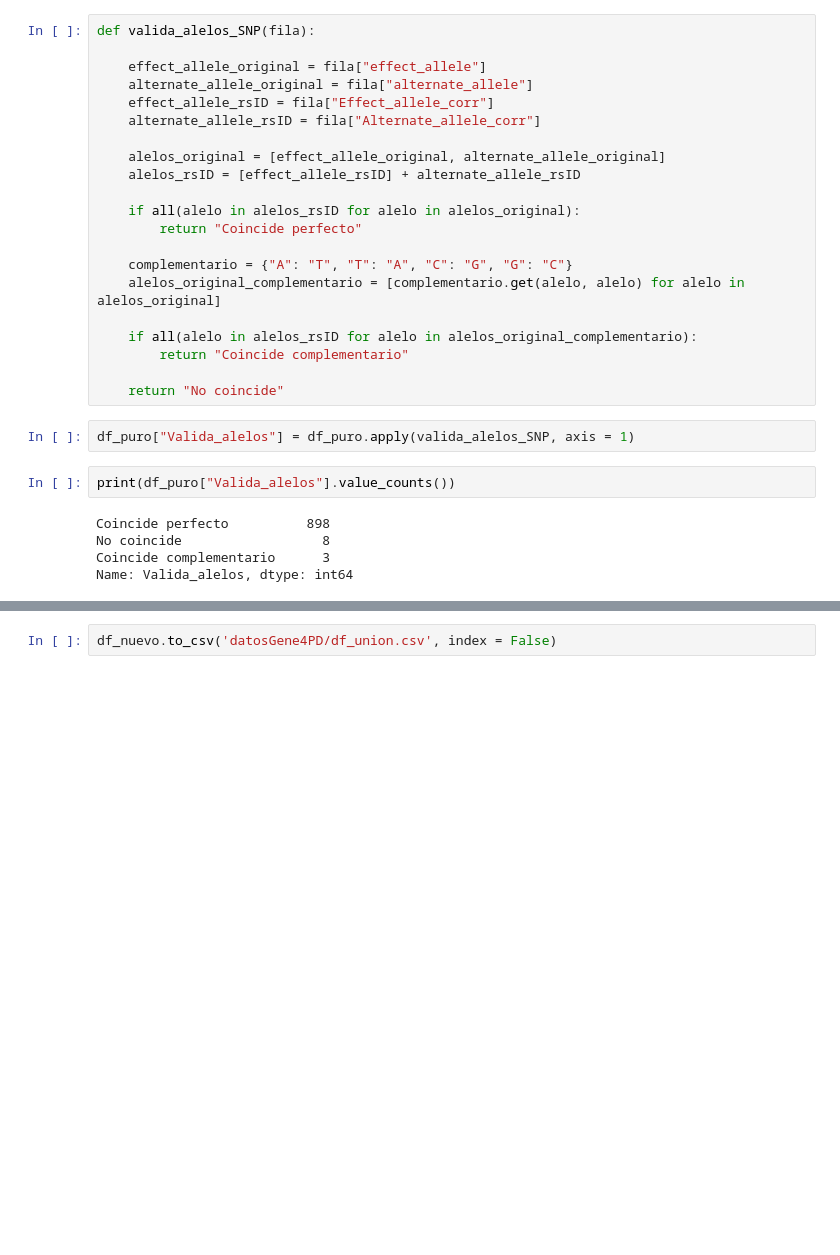
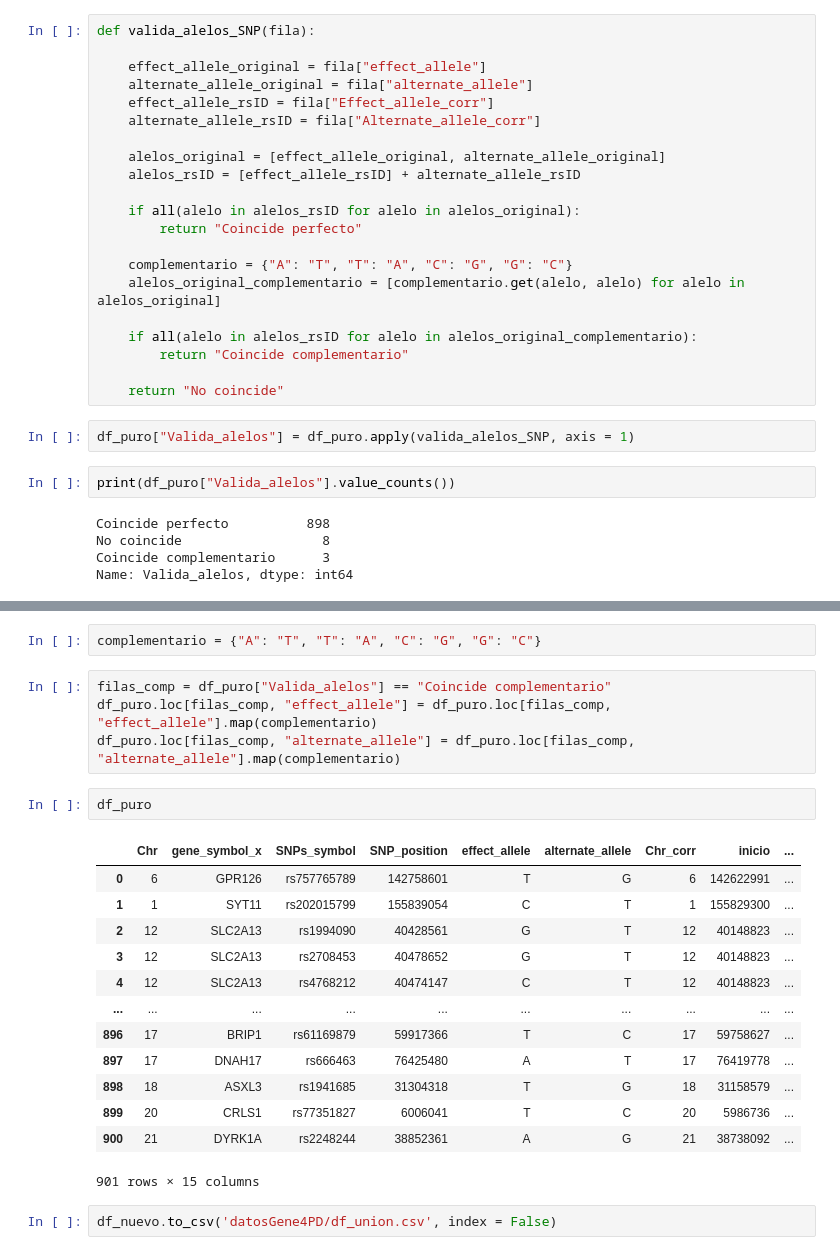
Before and after one commit to jbs1009/TFM_Jorge_Bermejo_Sacristan, a Jupyter notebook: Correcciones_tabla_original_pruebas.ipynb, the cells around one changed output, grey strips where cells are left out. Cells and saved outputs as stored; diff of their text form; blank space fills up the shorter version.

```diff
--- a/Correcciones_tabla_original_pruebas.ipynb
+++ b/Correcciones_tabla_original_pruebas.ipynb
@@ -618,2 +636,24 @@ Name: Valida_alelos, dtype: int64
+# %%
+complementario = {"A": "T", "T": "A", "C": "G", "G": "C"}
+# %%
+filas_comp = df_puro["Valida_alelos"] == "Coincide complementario"
+df_puro.loc[filas_comp, "effect_allele"] = df_puro.loc[filas_comp, "effect_allele"].map(complementario)
+df_puro.loc[filas_comp, "alternate_allele"] = df_puro.loc[filas_comp, "alternate_allele"].map(complementario)
+# %%
+df_puro
+# %% [output]
+|  | Chr | gene_symbol_x | SNPs_symbol | SNP_position | effect_allele | alternate_allele | Chr_corr | inicio | ... |
+| 0 | 6 | GPR126 | rs757765789 | 142758601 | T | G | 6 | 142622991 | ... |
+| 1 | 1 | SYT11 | rs202015799 | 155839054 | C | T | 1 | 155829300 | ... |
+| 2 | 12 | SLC2A13 | rs1994090 | 40428561 | G | T | 12 | 40148823 | ... |
+| 3 | 12 | SLC2A13 | rs2708453 | 40478652 | G | T | 12 | 40148823 | ... |
+| 4 | 12 | SLC2A13 | rs4768212 | 40474147 | C | T | 12 | 40148823 | ... |
+| ... | ... | ... | ... | ... | ... | ... | ... | ... | ... |
+| 896 | 17 | BRIP1 | rs61169879 | 59917366 | T | C | 17 | 59758627 | ... |
+| 897 | 17 | DNAH17 | rs666463 | 76425480 | A | T | 17 | 76419778 | ... |
+| 898 | 18 | ASXL3 | rs1941685 | 31304318 | T | G | 18 | 31158579 | ... |
+| 899 | 20 | CRLS1 | rs77351827 | 6006041 | T | C | 20 | 5986736 | ... |
+| 900 | 21 | DYRK1A | rs2248244 | 38852361 | A | G | 21 | 38738092 | ... |
+901 rows × 15 columns
 # %%
 df_nuevo.to_csv('datosGene4PD/df_union.csv', index = False)
```
Also changed, not shown: parts of 2 cells of this notebook.
